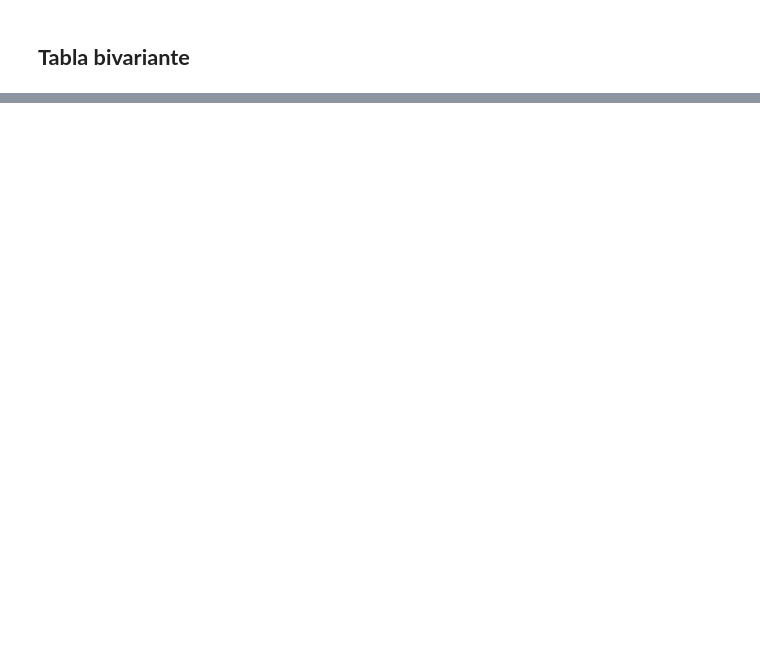
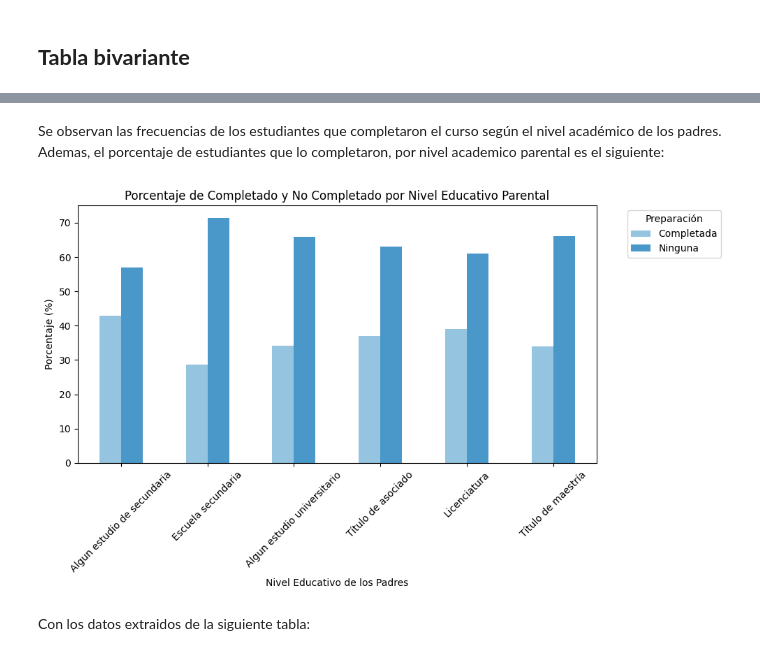
Before and after one commit to Zadquiel-niev/StudentsPerformance-G5-G6-Grupo-5, a Jupyter notebook: jupyter.ipynb, the cells around one changed output, grey strips where cells are left out. Cells and saved outputs as stored; diff of their text form; code cells hidden in the pictures; blank space fills up the shorter version.

```diff
--- a/jupyter.ipynb
+++ b/jupyter.ipynb
@@ -114,0 +55,15 @@ dtype: int64
+# %%
+tabla = pd.crosstab(df['Nivel educativo de los padres'],
+        df['Preparación'],
+         margins=False,
+         margins_name='Total'
+)
+
+pd.set_option('display.notebook_repr_html', True)
+
+def _repr_latex_(self):
+    return "{%s}" % self.to_latex()
+
+pd._repr_latex_ = _repr_latex_
+
+tabla
@@ -141,0 +120,31 @@ plt.xticks(rotation=45)
+# %% [markdown]
+Se observan las frecuencias de los estudiantes que completaron el curso según el nivel académico de los padres. Ademas, el porcentaje de estudiantes que lo completaron, por nivel academico parental es el siguiente:
+# %%
+#Tabla con porcentajes
+tabla_porcentajes = tabla.div(tabla.sum(axis=1), axis=0) * 100
+tabla_porcentajes = tabla_porcentajes.reindex([
+    "Algun estudio de secundaria",
+    "Escuela secundaria",
+    "Algun estudio universitario",
+    "Título de asociado",
+    "Licenciatura",
+    "Título de maestría",
+])
+#Crear grafico
+colors = plt.cm.Blues([0.4, 0.6])
+tabla_porcentajes.plot(kind='bar', stacked=False, figsize=(10, 6), color=colors)
+
+# Añadir etiquetas y título
+plt.title('Porcentaje de Completado y No Completado por Nivel Educativo Parental')
+plt.xlabel('Nivel Educativo de los Padres')
+plt.ylabel('Porcentaje (%)')
+plt.xticks(rotation=45)
+
+# Mostrar el gráfico
+plt.legend(title='Preparación', bbox_to_anchor=(1.05, 1), loc='upper left')
+plt.tight_layout()
+plt.show()
+# %% [output]
+[figure, added]
+# %% [markdown]
+Con los datos extraidos de la siguiente tabla:
```
Also changed, not shown: parts of 17 cells of this notebook.
